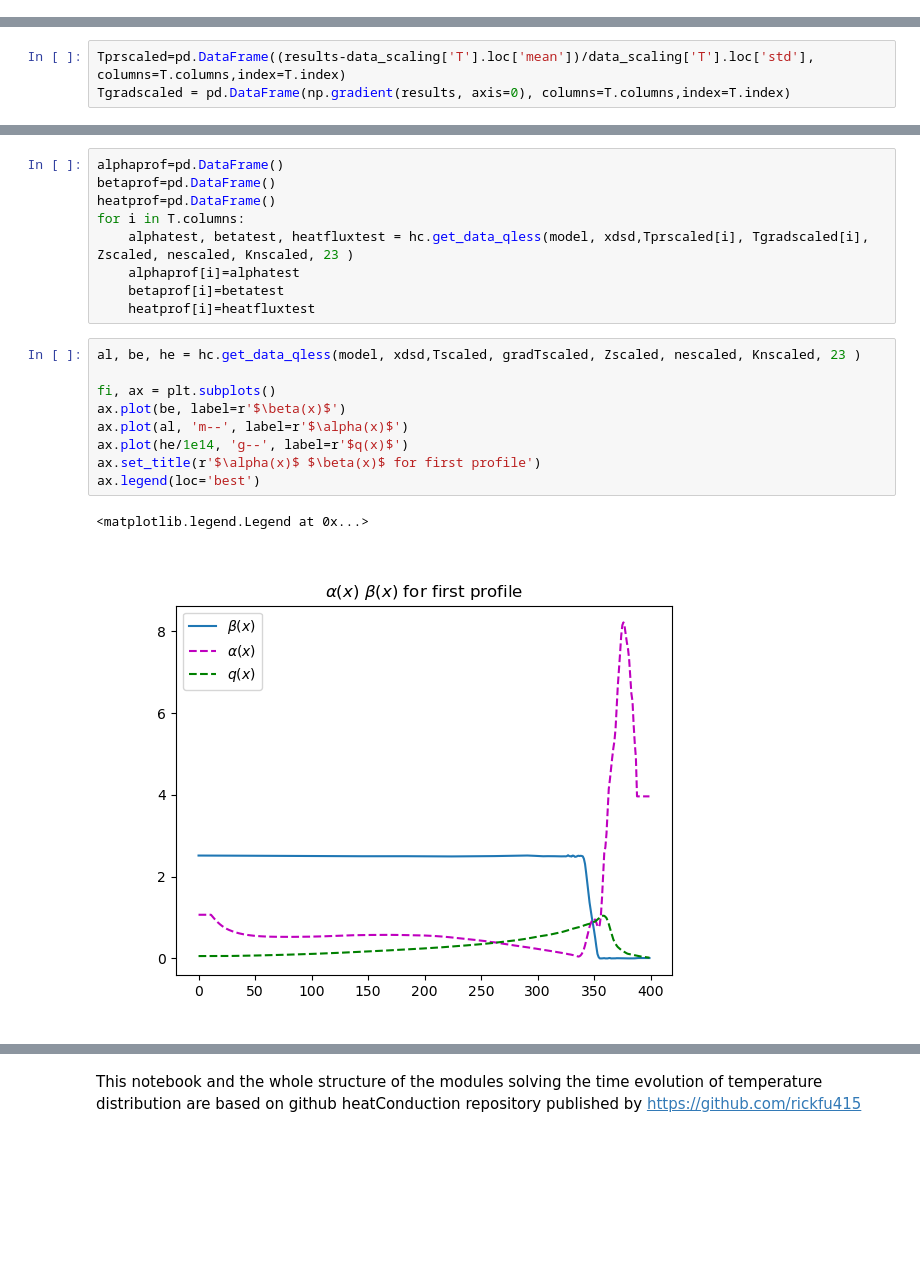
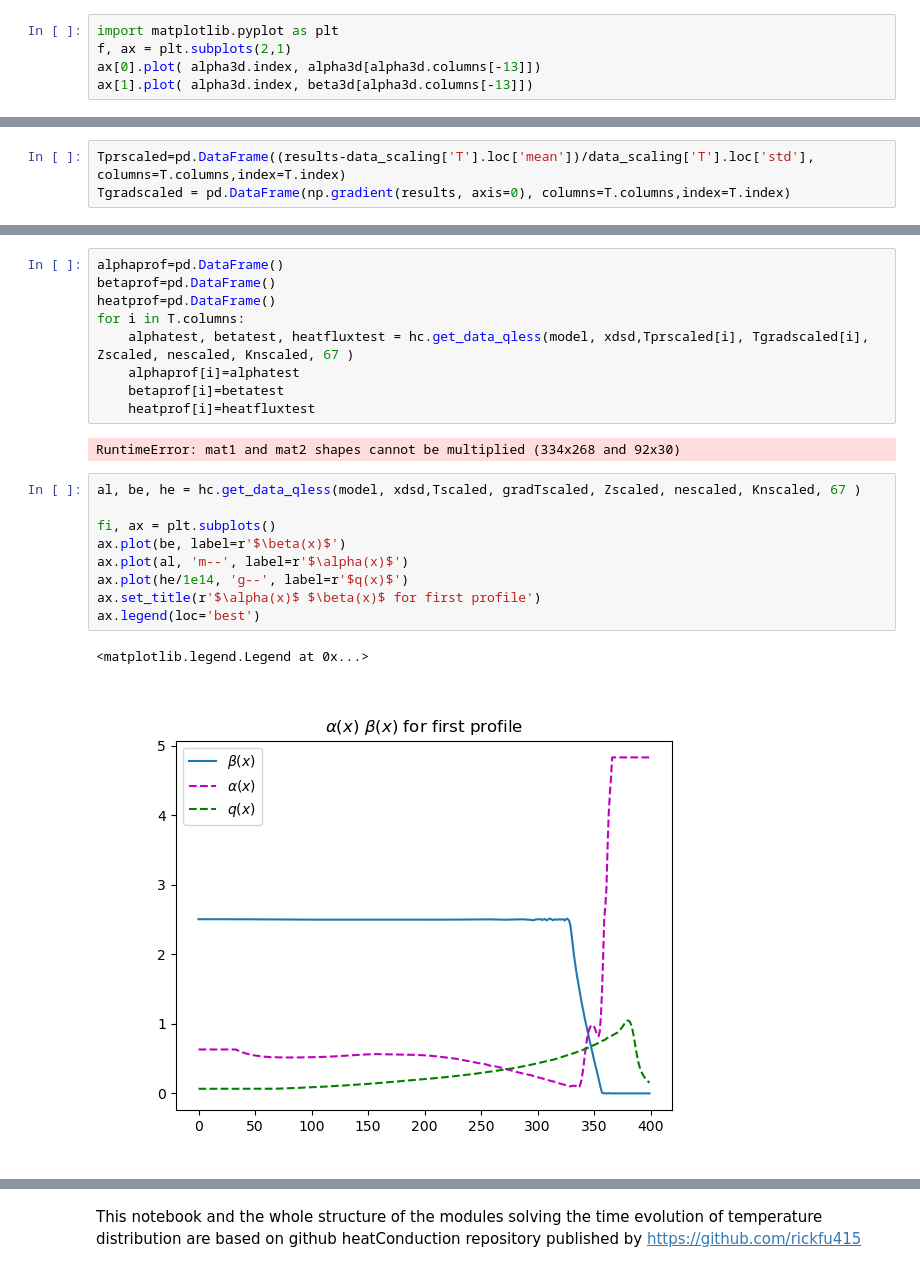
Before and after one commit to Lexmidan/nonloc_heatflux, a Jupyter notebook: PyTorch/time-evolv-heatflux.ipynb, the cells around one changed output, grey strips where cells are left out. Cells and saved outputs as stored; diff of their text form; blank space fills up the shorter version.

```diff
--- a/PyTorch/time-evolv-heatflux.ipynb
+++ b/PyTorch/time-evolv-heatflux.ipynb
@@ -89,0 +98,5 @@ KeyError: 'deltaTime'
+# %%
+import matplotlib.pyplot as plt
+f, ax = plt.subplots(2,1)
+ax[0].plot( alpha3d.index, alpha3d[alpha3d.columns[-13]])
+ax[1].plot( alpha3d.index, beta3d[alpha3d.columns[-13]])
@@ -145,22 +186,24 @@ alphaprof=pd.DataFrame()
 betaprof=pd.DataFrame()
 heatprof=pd.DataFrame()
 for i in T.columns:
-    alphatest, betatest, heatfluxtest = hc.get_data_qless(model, xdsd,Tprscaled[i], Tgradscaled[i], Zscaled, nescaled, Knscaled, 23 )
+    alphatest, betatest, heatfluxtest = hc.get_data_qless(model, xdsd,Tprscaled[i], Tgradscaled[i], Zscaled, nescaled, Knscaled, 67 )
     alphaprof[i]=alphatest
     betaprof[i]=betatest
     heatprof[i]=heatfluxtest
+# %% [output]
+RuntimeError: mat1 and mat2 shapes cannot be multiplied (334x268 and 92x30)
 # %%
-al, be, he = hc.get_data_qless(model, xdsd,Tscaled, gradTscaled, Zscaled, nescaled, Knscaled, 23 )
+al, be, he = hc.get_data_qless(model, xdsd,Tscaled, gradTscaled, Zscaled, nescaled, Knscaled, 67 )
 
 fi, ax = plt.subplots()
 ax.plot(be, label=r'$\beta(x)$')
 ax.plot(al, 'm--', label=r'$\alpha(x)$')
 ax.plot(he/1e14, 'g--', label=r'$q(x)$')
 ax.set_title(r'$\alpha(x)$ $\beta(x)$ for first profile')
 ax.legend(loc='best')
 # %% [output]
 <matplotlib.legend.Legend at 0x...>
-[figure, old version]
+[figure, new version]
 # %%
 
 fi2, ax2 = plt.subplots()
```
Also changed, not shown: parts of 20 cells of this notebook, 12 other files.
